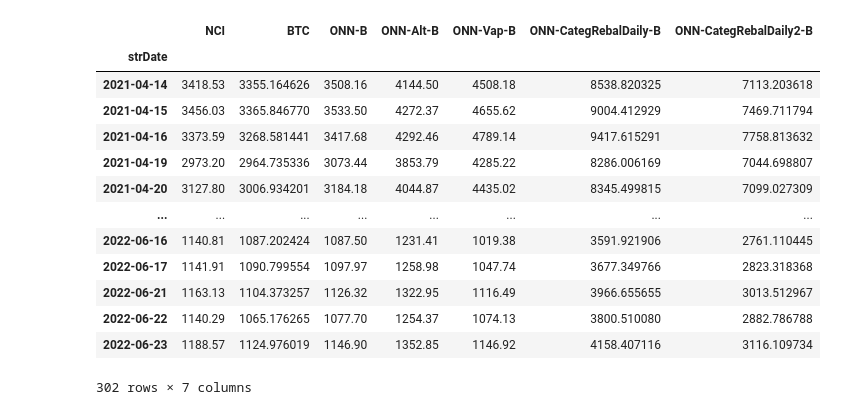
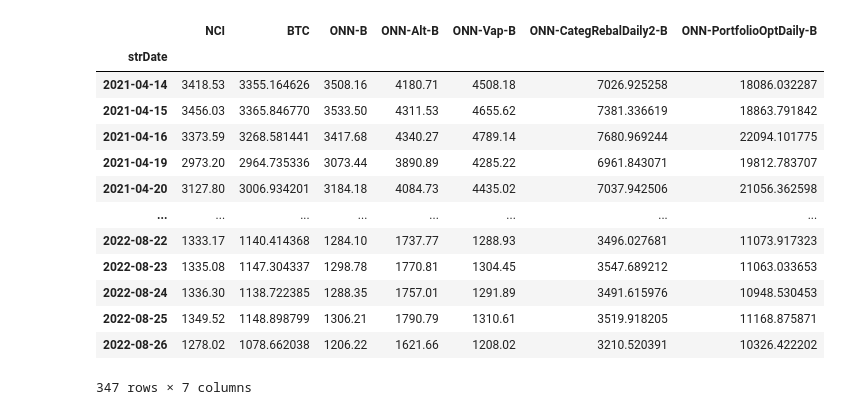
Before and after one commit to srmq/onn-indices, a Jupyter notebook: onn-b/exploreIndices.ipynb, the cells around one changed output. Cells and saved outputs as stored; diff of their text form; code cells hidden in the pictures.

```diff
--- a/onn-b/exploreIndices.ipynb
+++ b/onn-b/exploreIndices.ipynb
@@ -42,6 +99,7 @@ df3 = onnDF[['ONN-B']]
 # %%
-onnAltDF = pd.read_csv('Historical-ONN-Alt-B-30dW-30dR_2020-12-01_2022-07-01.csv', parse_dates = ['Date'], infer_datetime_format=True)
+onnAltDF = pd.read_csv('Historical-ONN-Alt-B-30dW-30dR_2020-12-01_2022-08-30.csv', parse_dates = ['Date'], infer_datetime_format=True)
 onnAltDF['strDate'] = onnAltDF['Date'].apply(lambda val : (val - datetime.timedelta(seconds=1)).strftime('%Y-%m-%d'))
 onnAltDF.set_index('strDate', drop=True, inplace=True)
 onnAltDF.rename(columns={'Close':'ONN-Alt-B'}, inplace=True)
 df4 = onnAltDF[['ONN-Alt-B']]
+display(df4)
@@ -48,6 +121,7 @@ df4 = onnAltDF[['ONN-Alt-B']]
 # %%
-onnVapDF = pd.read_csv('Historical-ONN-Vap-B-30dW-30dR_2020-12-01_2022-07-01.csv', parse_dates = ['Date'], infer_datetime_format=True)
+onnVapDF = pd.read_csv('Historical-ONN-Vap-B-30dW-30dR_2020-12-01_2022-08-30.csv', parse_dates = ['Date'], infer_datetime_format=True)
 onnVapDF['strDate'] = onnVapDF['Date'].apply(lambda val : (val - datetime.timedelta(seconds=1)).strftime('%Y-%m-%d'))
 onnVapDF.set_index('strDate', drop=True, inplace=True)
 onnVapDF.rename(columns={'Close':'ONN-Vap-B'}, inplace=True)
 df5 = onnVapDF[['ONN-Vap-B']]
+display(df5)
@@ -60,6 +149,7 @@ df6 = onnCategRebal[['ONN-CategRebalDaily-B']]
 # %%
-onnCategRebal2 = pd.read_csv('Historical-ONN-CategRebalDaily2-B-30dW-30dR_2020-12-01_2022-06-24.csv', parse_dates = ['Date'], infer_datetime_format=True)
+onnCategRebal2 = pd.read_csv('Historical-ONN-CategRebalDaily2-B-30dW-30dR_2020-12-01_2022-08-30.csv', parse_dates = ['Date'], infer_datetime_format=True)
 onnCategRebal2['strDate'] = onnCategRebal2['Date'].apply(lambda val : (val - datetime.timedelta(seconds=1)).strftime('%Y-%m-%d'))
 onnCategRebal2.set_index('strDate', drop=True, inplace=True)
 onnCategRebal2.rename(columns={'Close':'ONN-CategRebalDaily2-B'}, inplace=True)
 df7 = onnCategRebal2[['ONN-CategRebalDaily2-B']]
+display(df7)
@@ -65,0 +171,7 @@ df7 = onnCategRebal2[['ONN-CategRebalDaily2-B']]
+# %%
+onnPortOpt = pd.read_csv('Historical-ONN-PortfolioOptDaily-B-30dW-30dR_2020-12-01_2022-08-30.csv', parse_dates = ['Date'], infer_datetime_format=True)
+onnPortOpt['strDate'] = onnPortOpt['Date'].apply(lambda val : (val - datetime.timedelta(seconds=1)).strftime('%Y-%m-%d'))
+onnPortOpt.set_index('strDate', drop=True, inplace=True)
+onnPortOpt.rename(columns={'Close':'ONN-PortfolioOptDaily-B'}, inplace=True)
+df8 = onnPortOpt[['ONN-PortfolioOptDaily-B']]
+display(df8)
@@ -66,19 +193,19 @@ df7 = onnCategRebal2[['ONN-CategRebalDaily2-B']]
 # %%
-df = pd.concat([df1, df2, df3, df4, df5, df6, df7], join='inner', axis=1).sort_values('strDate')
+df = pd.concat([df1, df2, df3, df4, df5, df7, df8], join='inner', axis=1).sort_values('strDate')
 df
 # %% [output]
-|  | NCI | BTC | ONN-B | ONN-Alt-B | ONN-Vap-B | ONN-CategRebalDaily-B | ONN-CategRebalDaily2-B |
+|  | NCI | BTC | ONN-B | ONN-Alt-B | ONN-Vap-B | ONN-CategRebalDaily2-B | ONN-PortfolioOptDaily-B |
 | strDate |  |  |  |  |  |  |  |
-| 2021-04-14 | 3418.53 | 3355.164626 | 3508.16 | 4144.50 | 4508.18 | 8538.820325 | 7113.203618 |
-| 2021-04-15 | 3456.03 | 3365.846770 | 3533.50 | 4272.37 | 4655.62 | 9004.412929 | 7469.711794 |
-| 2021-04-16 | 3373.59 | 3268.581441 | 3417.68 | 4292.46 | 4789.14 | 9417.615291 | 7758.813632 |
-| 2021-04-19 | 2973.20 | 2964.735336 | 3073.44 | 3853.79 | 4285.22 | 8286.006169 | 7044.698807 |
-| 2021-04-20 | 3127.80 | 3006.934201 | 3184.18 | 4044.87 | 4435.02 | 8345.499815 | 7099.027309 |
+| 2021-04-14 | 3418.53 | 3355.164626 | 3508.16 | 4180.71 | 4508.18 | 7026.925258 | 18086.032287 |
+| 2021-04-15 | 3456.03 | 3365.846770 | 3533.50 | 4311.53 | 4655.62 | 7381.336619 | 18863.791842 |
+| 2021-04-16 | 3373.59 | 3268.581441 | 3417.68 | 4340.27 | 4789.14 | 7680.969244 | 22094.101775 |
+| 2021-04-19 | 2973.20 | 2964.735336 | 3073.44 | 3890.89 | 4285.22 | 6961.843071 | 19812.783707 |
+| 2021-04-20 | 3127.80 | 3006.934201 | 3184.18 | 4084.73 | 4435.02 | 7037.942506 | 21056.362598 |
 | ... | ... | ... | ... | ... | ... | ... | ... |
-| 2022-06-16 | 1140.81 | 1087.202424 | 1087.50 | 1231.41 | 1019.38 | 3591.921906 | 2761.110445 |
-| 2022-06-17 | 1141.91 | 1090.799554 | 1097.97 | 1258.98 | 1047.74 | 3677.349766 | 2823.318368 |
-| 2022-06-21 | 1163.13 | 1104.373257 | 1126.32 | 1322.95 | 1116.49 | 3966.655655 | 3013.512967 |
-| 2022-06-22 | 1140.29 | 1065.176265 | 1077.70 | 1254.37 | 1074.13 | 3800.510080 | 2882.786788 |
-| 2022-06-23 | 1188.57 | 1124.976019 | 1146.90 | 1352.85 | 1146.92 | 4158.407116 | 3116.109734 |
+| 2022-08-22 | 1333.17 | 1140.414368 | 1284.10 | 1737.77 | 1288.93 | 3496.027681 | 11073.917323 |
+| 2022-08-23 | 1335.08 | 1147.304337 | 1298.78 | 1770.81 | 1304.45 | 3547.689212 | 11063.033653 |
+| 2022-08-24 | 1336.30 | 1138.722385 | 1288.35 | 1757.01 | 1291.89 | 3491.615976 | 10948.530453 |
+| 2022-08-25 | 1349.52 | 1148.898799 | 1306.21 | 1790.79 | 1310.61 | 3519.918205 | 11168.875871 |
+| 2022-08-26 | 1278.02 | 1078.662038 | 1206.22 | 1621.66 | 1208.02 | 3210.520391 | 10326.422202 |
-302 rows × 7 columns
+347 rows × 7 columns
 # %%
```
Also changed, not shown: parts of 14 cells of this notebook, 55 other files.
